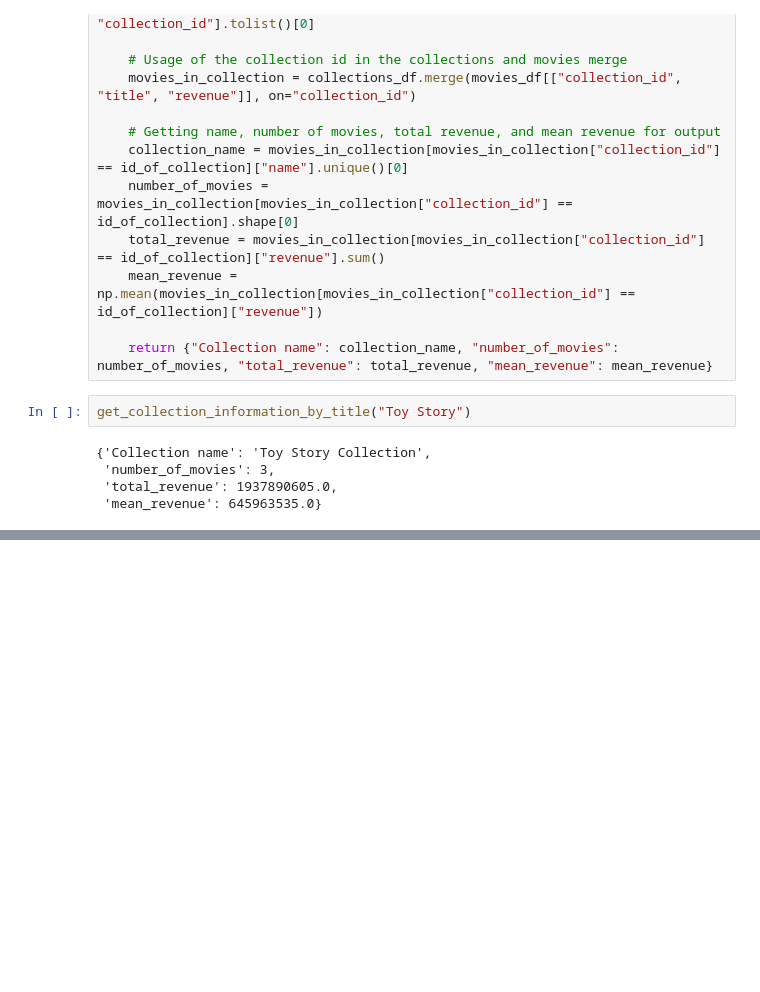
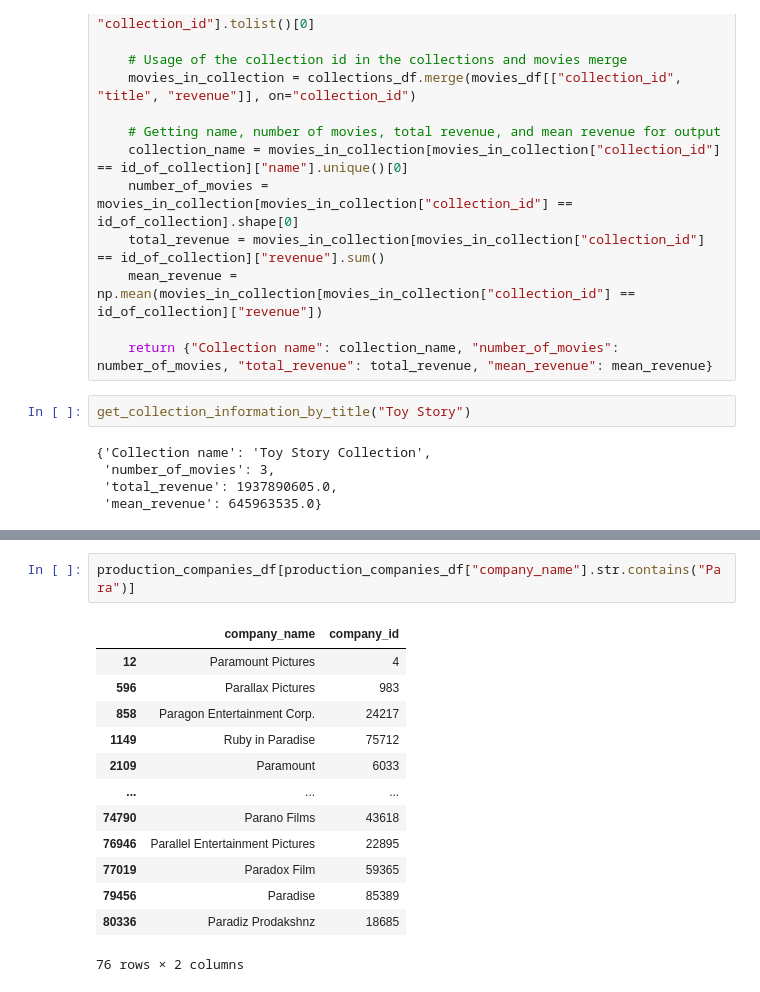
Before and after one commit to someonefrom93/PI_JUL, a Jupyter notebook: etl.ipynb, the cells around one changed output, grey strips where cells are left out. Drawn from its saved outputs; the diff is of its cells as text; blank space fills up the shorter version.

```diff
--- a/etl.ipynb
+++ b/etl.ipynb
@@ -910,3 +939,19 @@ get_collection_information_by_title("Toy Story")
+# %%
+production_companies_df[production_companies_df["company_name"].str.contains("Para")]
+# %% [output]
+|  | company_name | company_id |
+| 12 | Paramount Pictures | 4 |
+| 596 | Parallax Pictures | 983 |
+| 858 | Paragon Entertainment Corp. | 24217 |
+| 1149 | Ruby in Paradise | 75712 |
+| 2109 | Paramount | 6033 |
+| ... | ... | ... |
+| 74790 | Parano Films | 43618 |
+| 76946 | Parallel Entertainment Pictures | 22895 |
+| 77019 | Paradox Film | 59365 |
+| 79456 | Paradise | 85389 |
+| 80336 | Paradiz Prodakshnz | 18685 |
+76 rows × 2 columns
 # %%
 !jupyter nbconvert --to script etl.ipynb
 # %% [output]
```
Also changed, not shown: parts of 5 cells of this notebook, 2 other files.
